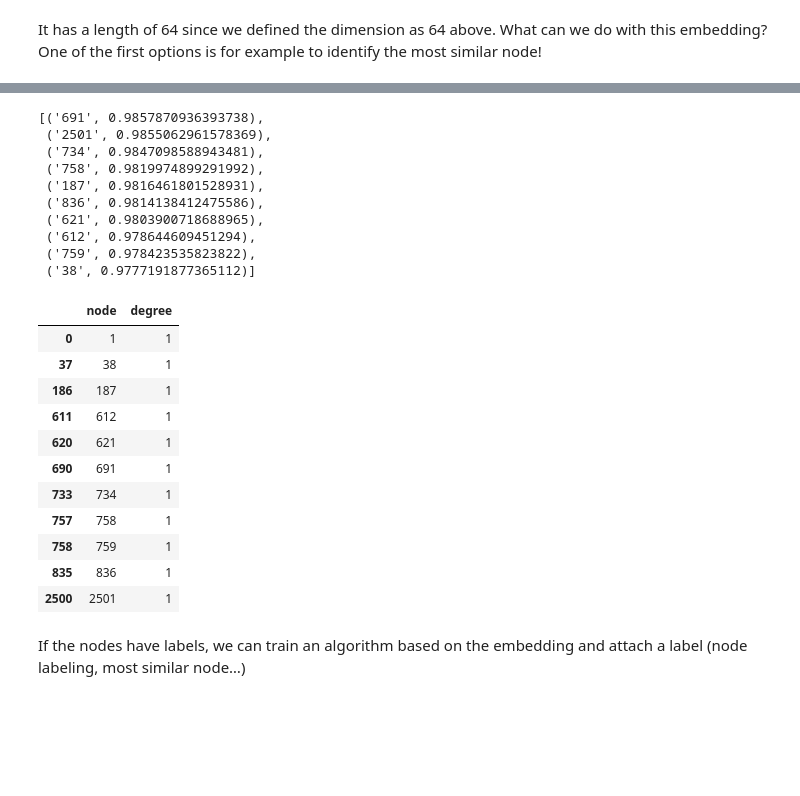
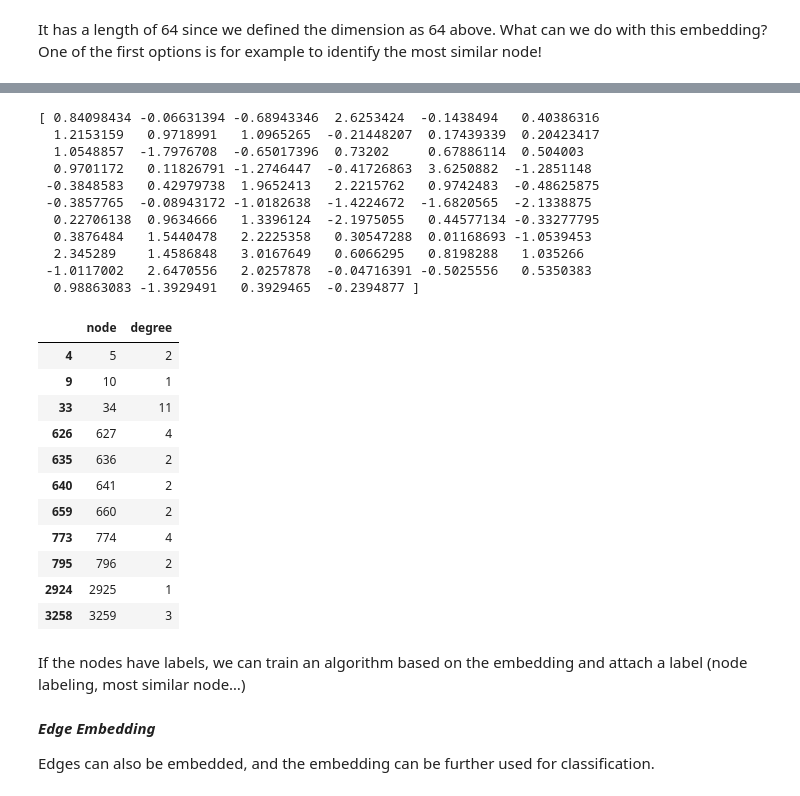
Before and after one commit to bpostance/learn_data_science, a Jupyter notebook: Graph/01-graph-learning/00-node2vec.ipynb, the cells around one changed output, grey strips where cells are left out. Saved outputs shown, nothing was run; the diff lists cells and outputs as text; code cells hidden in the pictures; blank space fills up the shorter version.

```diff
--- a/Graph/01-graph-learning/00-node2vec.ipynb
+++ b/Graph/01-graph-learning/00-node2vec.ipynb
@@ -73,0 +67,17 @@ pickle.dump(model, open( "n2v-model.p", "wb" ))
+# %%
+# load or train
+try:
+    node2vec = pickle.load(open( "n2v-node2vec.p", "rb" ))
+    model = pickle.load(open( "n2v-model.p", "rb" ))
+    print('Loaded n2v and model')
+
+except:
+    print('Training: node2vec...')
+    # pre-compute the probabilities and generate walks :
+    node2vec = Node2Vec(G, dimensions=64, walk_length=30, num_walks=200, workers=4)
+    pickle.dump(node2vec, open( "n2v-node2vec.p", "wb" ))
+
+
+    # We can then embed the nodes
+    model = node2vec.fit(window=10, min_count=1, batch_words=4)
+    pickle.dump(model, open( "n2v-model-nodes.p", "wb" ))
@@ -92,30 +88,36 @@ array([-1.0837638 , -0.37667176, -3.2945633 ,  2.6422124 , -0.5649044 ,
-# %%
-model.wv.most_similar('1')
-# %% [output]
-[('691', 0.9857870936393738),
- ('2501', 0.9855062961578369),
- ('734', 0.9847098588943481),
- ('758', 0.9819974899291992),
- ('187', 0.9816461801528931),
- ('836', 0.9814138412475586),
- ('621', 0.9803900718688965),
- ('612', 0.978644609451294),
- ('759', 0.978423535823822),
- ('38', 0.9777191877365112)]
-# %%
-node_degree.loc[node_degree['node'].isin([1,691,2501,734,758,187,836,621,612,759,38])]
-# %% [output]
-|  | node | degree |
-| 0 | 1 | 1 |
-| 37 | 38 | 1 |
-| 186 | 187 | 1 |
-| 611 | 612 | 1 |
-| 620 | 621 | 1 |
-| 690 | 691 | 1 |
-| 733 | 734 | 1 |
-| 757 | 758 | 1 |
-| 758 | 759 | 1 |
-| 835 | 836 | 1 |
-| 2500 | 2501 | 1 |
+# %%
+# find similar nodes to specific node
+nid = 5
+print(model.wv.get_vector(f'{nid}'))
+nids = [int(x[0]) for x in model.wv.most_similar(f'{nid}')]+[int(nid)]
+node_degree.loc[node_degree['node'].isin(nids)]
+# %% [output]
+[ 0.84098434 -0.06631394 -0.68943346  2.6253424  -0.1438494   0.40386316
+  1.2153159   0.9718991   1.0965265  -0.21448207  0.17439339  0.20423417
+  1.0548857  -1.7976708  -0.65017396  0.73202     0.67886114  0.504003
+  0.9701172   0.11826791 -1.2746447  -0.41726863  3.6250882  -1.2851148
+ -0.3848583   0.42979738  1.9652413   2.2215762   0.9742483  -0.48625875
+ -0.3857765  -0.08943172 -1.0182638  -1.4224672  -1.6820565  -2.1338875
+  0.22706138  0.9634666   1.3396124  -2.1975055   0.44577134 -0.33277795
+  0.3876484   1.5440478   2.2225358   0.30547288  0.01168693 -1.0539453
+  2.345289    1.4586848   3.0167649   0.6066295   0.8198288   1.035266
+ -1.0117002   2.6470556   2.0257878  -0.04716391 -0.5025556   0.5350383
+  0.98863083 -1.3929491   0.3929465  -0.2394877 ]
+|  | node | degree |
+| 4 | 5 | 2 |
+| 9 | 10 | 1 |
+| 33 | 34 | 11 |
+| 626 | 627 | 4 |
+| 635 | 636 | 2 |
+| 640 | 641 | 2 |
+| 659 | 660 | 2 |
+| 773 | 774 | 4 |
+| 795 | 796 | 2 |
+| 2924 | 2925 | 1 |
+| 3258 | 3259 | 3 |
 # %% [markdown]
 If the nodes have labels, we can train an algorithm based on the embedding and attach a label (node labeling, most similar node…)
+# %% [markdown]
+***Edge Embedding***
+
+Edges can also be embedded, and the embedding can be further used for classification.
```
Also changed, not shown: parts of 13 cells of this notebook.
